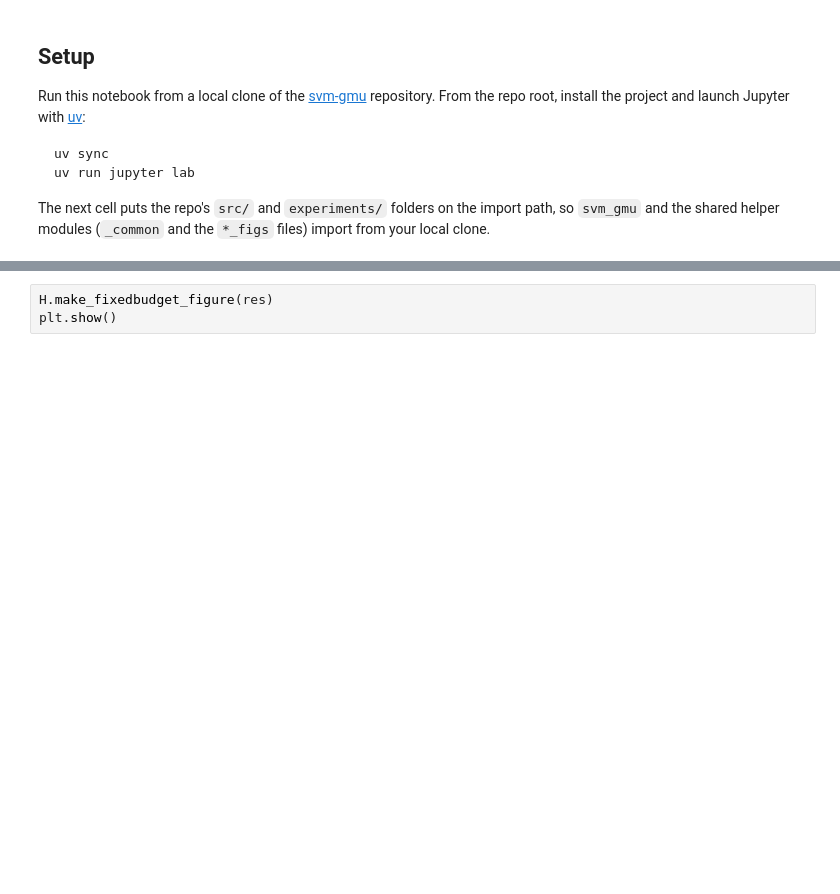
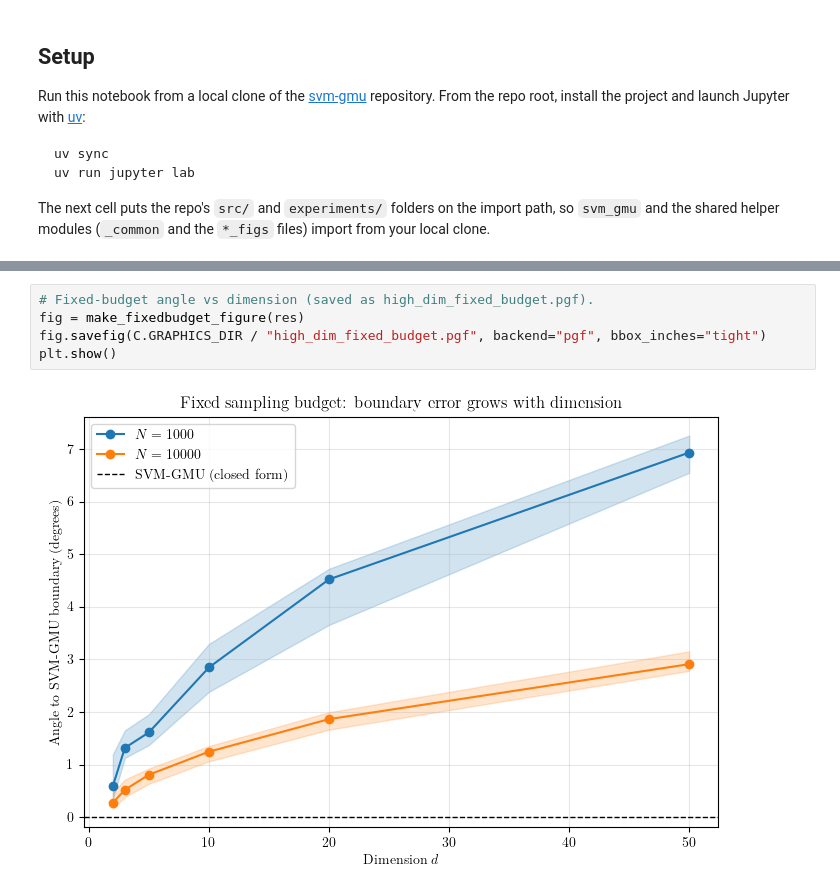
Before and after one commit to SushrutGaikwad/svm-gmu, a Jupyter notebook: experiments/high_dim_scaling.ipynb, the cells around one changed output, grey strips where cells are left out. Drawn from its saved outputs; the diff is of its cells as text; blank space fills up the shorter version.

```diff
--- a/experiments/high_dim_scaling.ipynb
+++ b/experiments/high_dim_scaling.ipynb
@@ -65,3 +208,7 @@ plt.show()
 # %%
-H.make_fixedbudget_figure(res)
+# Fixed-budget angle vs dimension (saved as high_dim_fixed_budget.pgf).
+fig = make_fixedbudget_figure(res)
+fig.savefig(C.GRAPHICS_DIR / "high_dim_fixed_budget.pgf", backend="pgf", bbox_inches="tight")
 plt.show()
+# %% [output]
+[figure, added]
```
Also changed, not shown: parts of 4 cells of this notebook, 2 other files.
